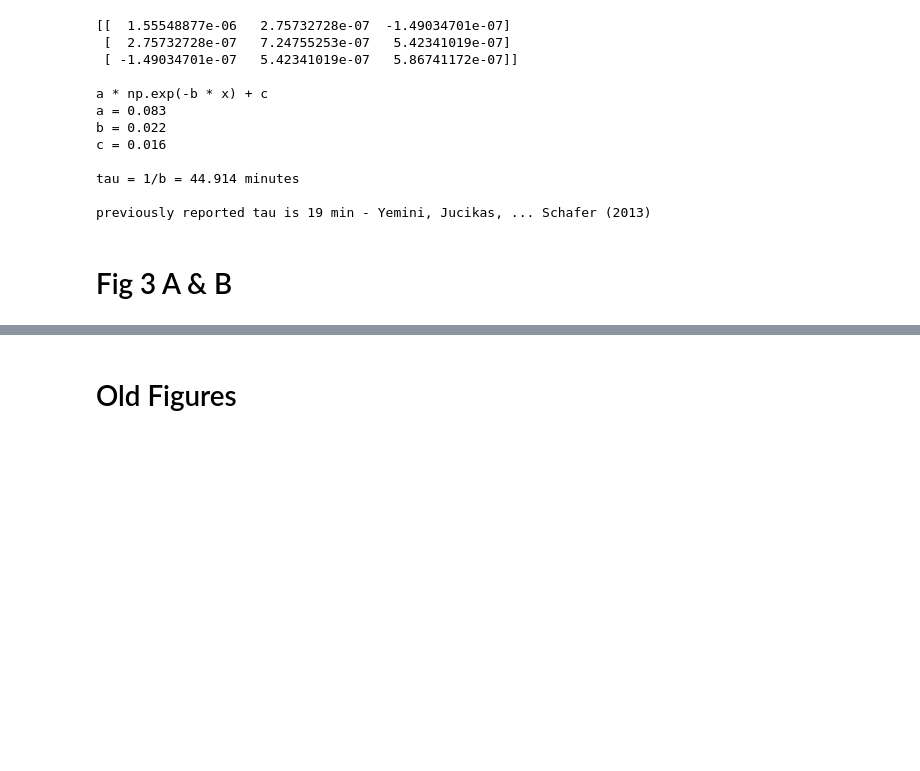
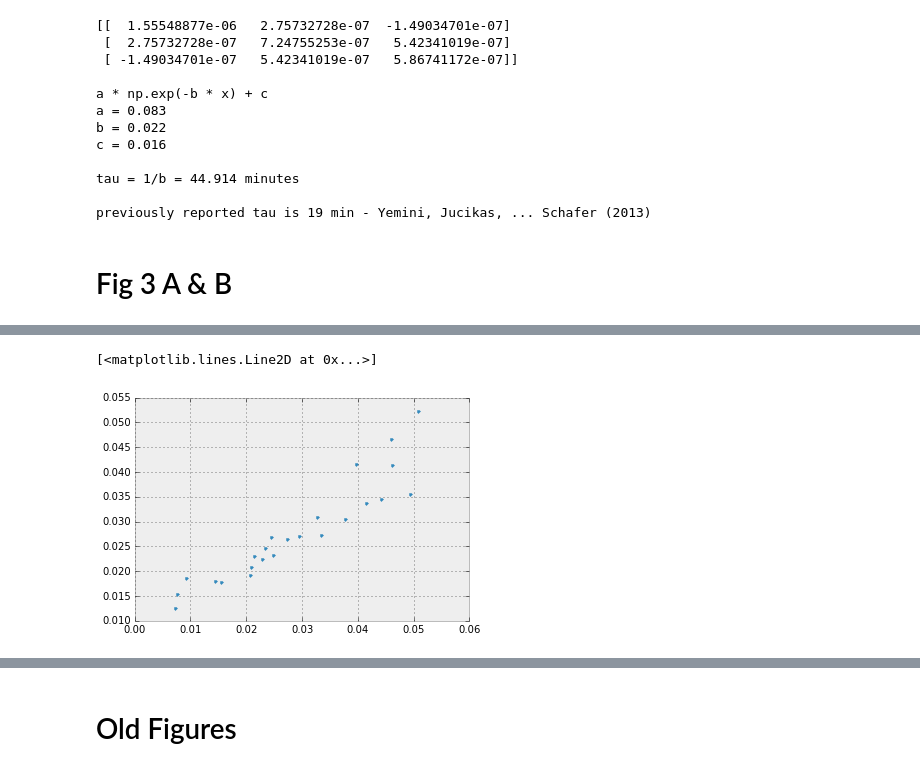
Before and after one commit to amarallab/waldo, a Jupyter notebook: workbooks/observation-time/observation_time2.ipynb, the cells around one changed output, grey strips where cells are left out. Saved outputs shown, nothing was run; the diff lists cells and outputs as text; code cells hidden in the pictures; blank space fills up the shorter version.

```diff
--- a/workbooks/observation-time/observation_time2.ipynb
+++ b/workbooks/observation-time/observation_time2.ipynb
@@ -748,0 +790,61 @@ for track in track_ids:
+# %%
+data = []
+for i, track in enumerate(track_ids[:]):
+    #         if i not in clist[:2]: #dropoff: #decay:
+    #             continue
+    df = track_dfs[track]
+
+
+
+    x = np.array(avg.index) + 0.5
+    y = np.array(avg)
+
+    #print('track: {bid} \t| len:{l}'.format(bid=track, l=len(df)))
+    #fig = plt.figure(figsize=(10, 1))
+    start_time, end_time = min(df['minutes']), max(df['minutes'])
+    #print(start_time, end_time)
+    if end_time - start_time < 160:
+        continue
+    if start_time > 10:
+        continue
+    s = df['bl / s']
+    if max(s) < 0.05:
+        continue
+
+
+    df2 = pd.rolling_mean(df, window=60)
+    data.append({'mean': np.mean(df2['bl / s']),
+                 'std': np.std(df2['bl / s'])})
+
+
+#     ax.plot(df2['minutes'], df2['bl / s'], '-', alpha=0.5, label='Single Worm')
+
+#     track_id = track
+#     if track_id not in ids:
+#         ids.append(track_id)
+#     #plot_single_and_global_decay(track_dfs, fdf, params, track_id, save_as='png')
+
+
+
+
+# ax.plot(x, y, 'o', alpha=0.8, label="All Animals -- Binned Data", color='tomato')
+# ax.plot(x, expon_func(x, *params), '-', lw=4, label="All Animals -- Fitted Curve", color='k',)
+# ax.plot(x, y, 'o', alpha=0.8, color='tomato')
+
+# ax.set_ylim([0, .30])
+# legend = ax.legend(fontsize=15)
+# frame = legend.get_frame()
+# frame.set_facecolor('white')
+# ax.set_xlabel('time (min)', size=20)
+# ax.set_ylabel('speed (bl / s)', size=20)
+# plt.yticks(fontsize=15)
+# plt.xticks(fontsize=15)
+# plt.savefig('20C-{catagory}.png'.format(catagory=c))
+# plt.show()
+# break
+
+df = pd.DataFrame(data)
+plt.plot(df['std'], df['mean'], '.')
+# %% [output]
+[<matplotlib.lines.Line2D at 0x...>]
+[figure, added]
```
Also changed, not shown: parts of 17 cells of this notebook, 2 other files.
